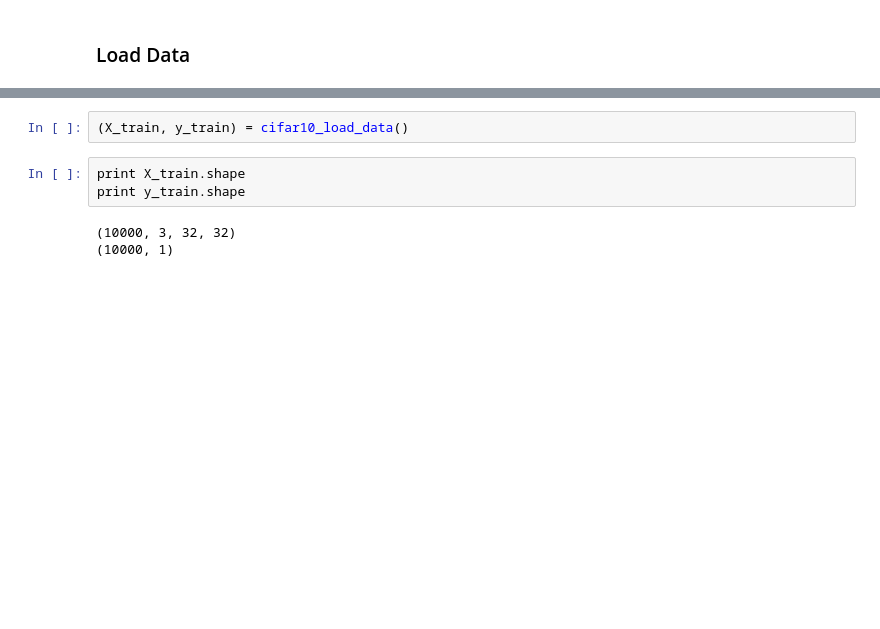
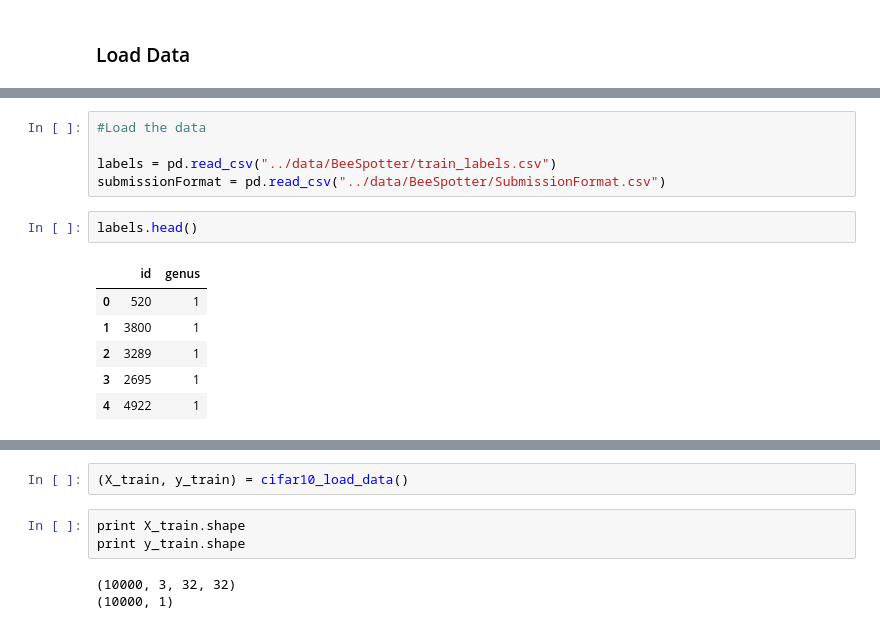
Before and after one commit to rouseguy/intro2deeplearning, a Jupyter notebook: notebooks/3. Introduction to Convolutional Neural Networks.ipynb, the cells around one changed output, grey strips where cells are left out. Drawn from its saved outputs; the diff is of its cells as text; blank space fills up the shorter version.

```diff
--- a/notebooks/3. Introduction to Convolutional Neural Networks.ipynb
+++ b/notebooks/3. Introduction to Convolutional Neural Networks.ipynb
@@ -89,0 +14,14 @@ def cifar10_load_data():
+# %%
+#Load the data
+
+labels = pd.read_csv("../data/BeeSpotter/train_labels.csv")
+submissionFormat = pd.read_csv("../data/BeeSpotter/SubmissionFormat.csv")
+# %%
+labels.head()
+# %% [output]
+|  | id | genus |
+| 0 | 520 | 1 |
+| 1 | 3800 | 1 |
+| 2 | 3289 | 1 |
+| 3 | 2695 | 1 |
+| 4 | 4922 | 1 |
```
Also changed, not shown: parts of 21 cells of this notebook, 1 other file.
